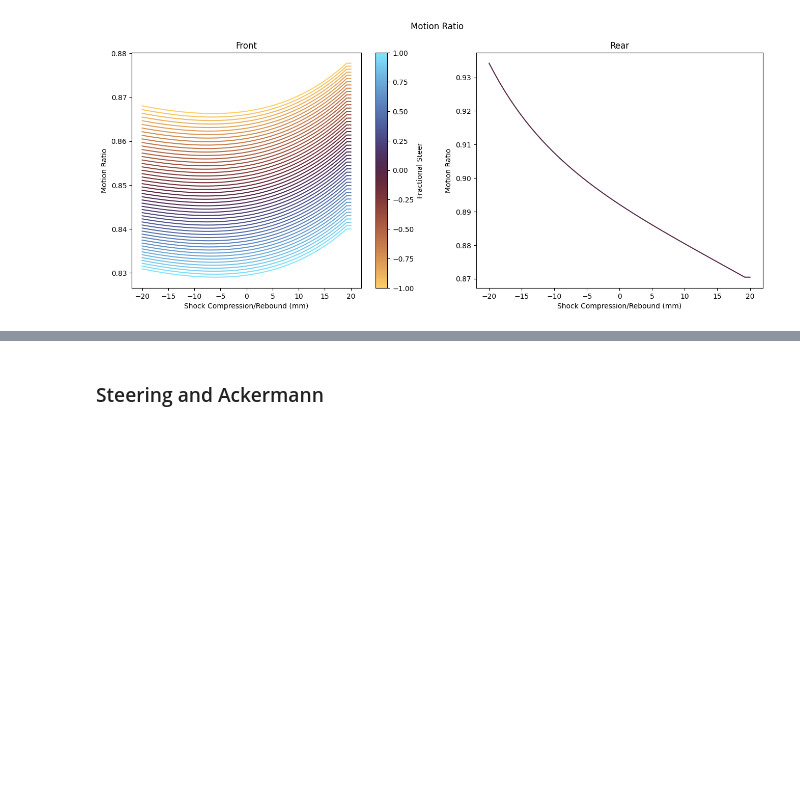
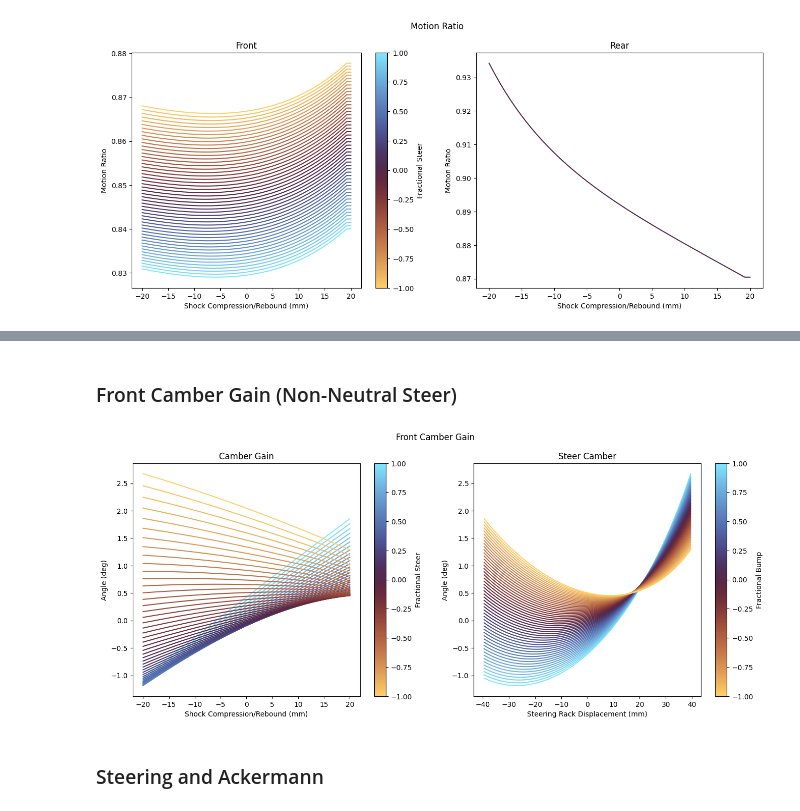
Before and after one commit to LHRIC/LapSim, a Jupyter notebook: kinematic_report.ipynb, the cells around one changed output, grey strips where cells are left out. Saved outputs shown, nothing was run; the diff lists cells and outputs as text; code cells hidden in the pictures; blank space fills up the shorter version.

```diff
--- a/kinematic_report.ipynb
+++ b/kinematic_report.ipynb
@@ -79,3 +81,43 @@ ax2.legend()
+# %% [markdown]
+### Front Camber Gain (Non-Neutral Steer)
+# %%
+fig = plt.figure(figsize=(16,6))
+fig.suptitle('Front Camber Gain')
+fig.tight_layout()
+n = len(f[0,:,0])
+colormap = plt.cm.managua
+colors = [colormap(i) for i in np.linspace(1, 0, n)]
+
+norm = mpl.colors.Normalize(vmin=-1,vmax=1)
+scalar_mappable = plt.cm.ScalarMappable(cmap=plt.cm.managua,norm=norm)
+
+ax1 = fig.add_subplot(121)
+
+for i in range(n):
+    ax1.plot(f[:,i,0], np.rad2deg(f[:,i,9]))
+
+for i, line in enumerate(ax1.lines):
+    line.set_color(colors[i])
+
+ax1.set_xlabel('Shock Compression/Rebound (mm)')
+ax1.set_ylabel('Angle (deg)')
+ax1.set_title('Camber Gain')
+
+ax2 = fig.add_subplot(122)
+for i in range(n):
+    ax2.plot(f[i,:,1], np.rad2deg(f[i,:,9]))
+
+for i, line in enumerate(ax2.lines):
+    line.set_color(colors[i])
+
+ax2.set_xlabel('Steering Rack Displacement (mm)')
+ax2.set_ylabel('Angle (deg)')
+ax2.set_title('Steer Camber')
+
+cbar = plt.colorbar(scalar_mappable,ax=ax1,label='Fractional Steer')
+cbar = plt.colorbar(scalar_mappable,ax=ax2,label='Fractional Bump')
+# %% [output]
+[figure, added]
 # %% [markdown]
 ### Steering and Ackermann
 # %%
```
Also changed, not shown: parts of 2 cells of this notebook, 2 other files.
